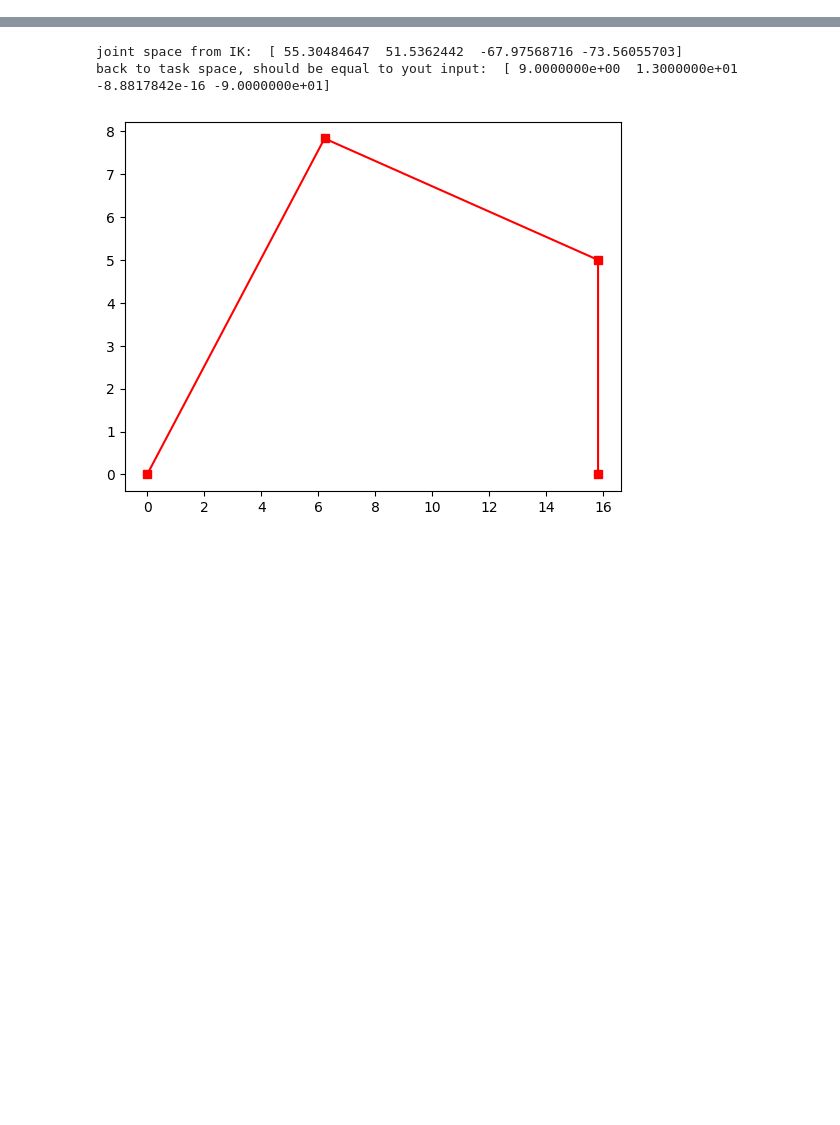
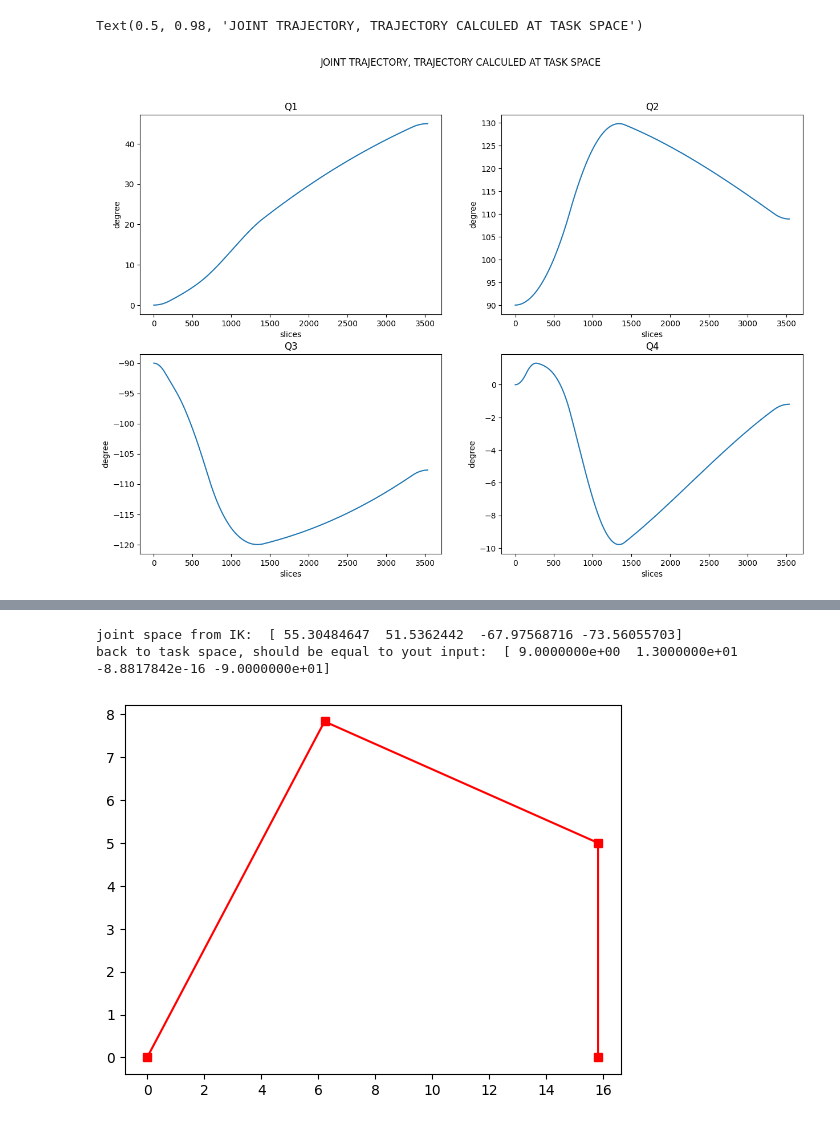
Before and after one commit to Ayrsz/robotic_arm, a Jupyter notebook: ros2_robotic_arm/src/robot_arm/robot_arm/notebook.ipynb, the cells around one changed output, grey strips where cells are left out. Saved outputs shown, nothing was run; the diff lists cells and outputs as text; code cells hidden in the pictures; blank space fills up the shorter version.

```diff
--- a/ros2_robotic_arm/src/robot_arm/robot_arm/notebook.ipynb
+++ b/ros2_robotic_arm/src/robot_arm/robot_arm/notebook.ipynb
@@ -0,0 +334,34 @@
+# %%
+fig, axes = plt.subplots(2, 2, figsize=(15, 10))
+
+ax = axes[0][0]
+ax.plot(planning_at_task[:,0])
+ax.set_title("Q1")
+ax.set_xlabel("slices")
+ax.set_ylabel("degree")
+
+ax = axes[0][1]
+ax.plot(planning_at_task[:,1])
+ax.set_title("Q2")
+ax.set_xlabel("slices")
+ax.set_ylabel("degree")
+
+
+ax = axes[1][0]
+ax.plot(planning_at_task[:,2])
+ax.set_title("Q3")
+ax.set_xlabel("slices")
+ax.set_ylabel("degree")
+
+
+ax = axes[1][1]
+
+ax.plot(planning_at_task[:,3])
+ax.set_title("Q4")
+ax.set_xlabel("slices")
+ax.set_ylabel("degree")
+
+plt.suptitle("JOINT TRAJECTORY, TRAJECTORY CALCULED AT TASK SPACE")
+# %% [output]
+Text(0.5, 0.98, 'JOINT TRAJECTORY, TRAJECTORY CALCULED AT TASK SPACE')
+[figure, added]
```
Also changed, not shown: parts of 11 cells of this notebook.
